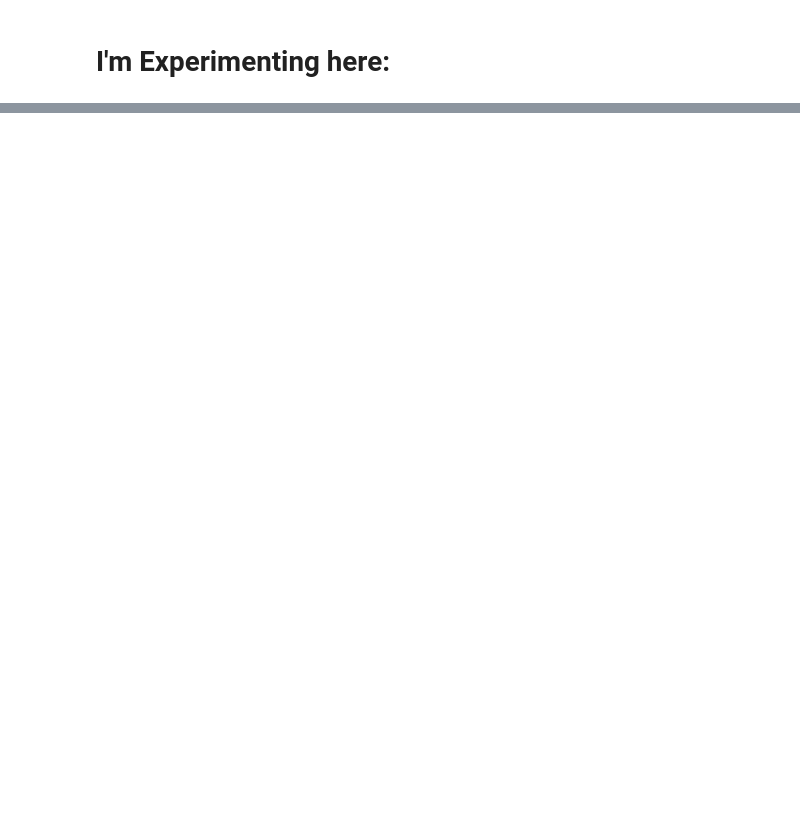
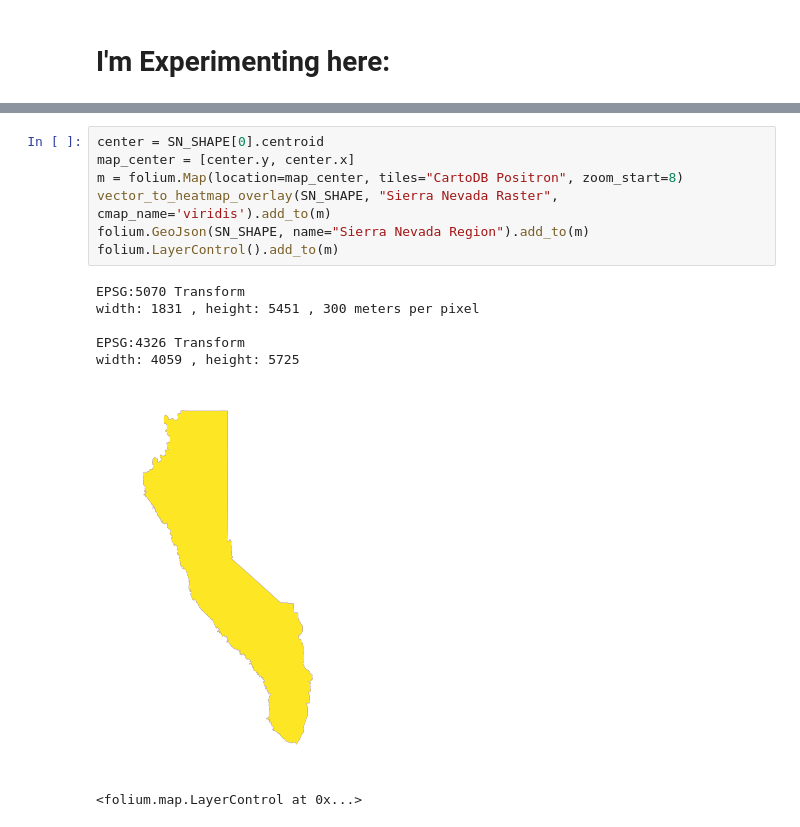
Before and after one commit to ozanbayiz/WIRED-utility, a Jupyter notebook: folium.ipynb, the cells around one changed output, grey strips where cells are left out. Cells and saved outputs as stored; diff of their text form; blank space fills up the shorter version.

```diff
--- a/folium.ipynb
+++ b/folium.ipynb
@@ -145,3 +200,18 @@ def vector_to_heatmap_overlay(geoms, layer_name, aoi_geom=SN_SHAPE, cmap_name='h
         tiled=True,
     )
     return img_overlay
+# %%
+center = SN_SHAPE[0].centroid
+map_center = [center.y, center.x]
+m = folium.Map(location=map_center, tiles="CartoDB Positron", zoom_start=8)
+vector_to_heatmap_overlay(SN_SHAPE, "Sierra Nevada Raster", cmap_name='viridis').add_to(m)
+folium.GeoJson(SN_SHAPE, name="Sierra Nevada Region").add_to(m)
+folium.LayerControl().add_to(m)
+# %% [output]
+EPSG:5070 Transform
+width: 1831 , height: 5451 , 300 meters per pixel
+
+EPSG:4326 Transform
+width: 4059 , height: 5725
+[figure, added]
+<folium.map.LayerControl at 0x...>
```
Also changed, not shown: parts of 16 cells of this notebook.
